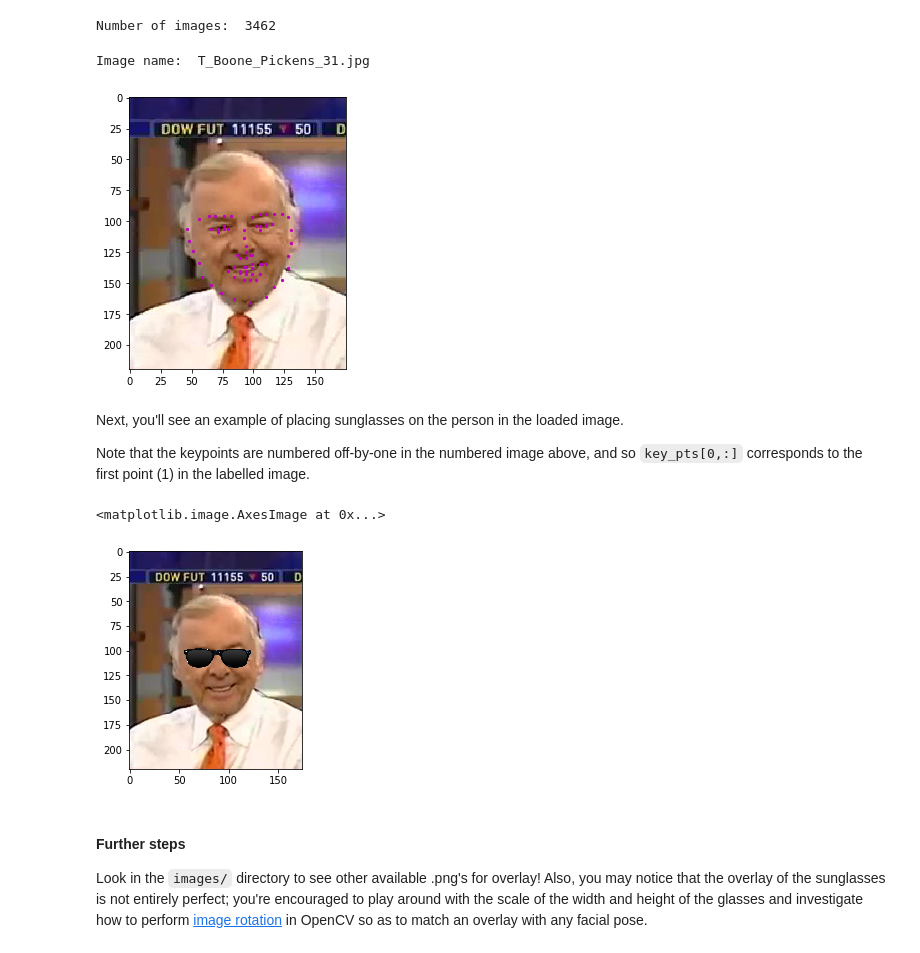
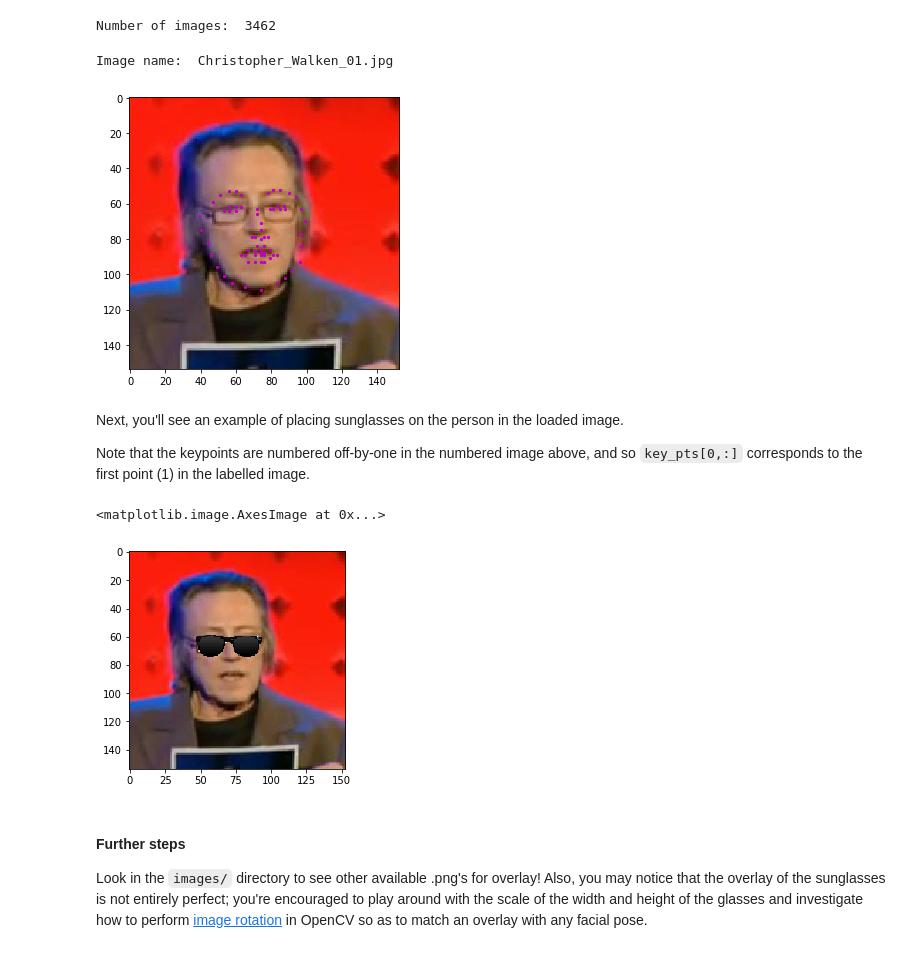
Before and after one commit to alejandrotrigo/facial-keypoint-detection, a Jupyter notebook: 4. Fun with Keypoints.ipynb, the cells around one changed output. Cells and saved outputs as stored; diff of their text form; code cells hidden in the pictures.

```diff
--- a/4. Fun with Keypoints.ipynb
+++ b/4. Fun with Keypoints.ipynb
@@ -87,20 +87,20 @@ def show_keypoints(image, key_pts):
     plt.scatter(key_pts[:, 0], key_pts[:, 1], s=20, marker='.', c='m')
 # %%
 # a selected image
-n = 16
+n = 120
 image_name = key_pts_frame.iloc[n, 0]
 image = mpimg.imread(os.path.join('data/training/', image_name))
 key_pts = key_pts_frame.iloc[n, 1:].as_matrix()
 key_pts = key_pts.astype('float').reshape(-1, 2)
 
 print('Image name: ', image_name)
 
 plt.figure(figsize=(5, 5))
 show_keypoints(image, key_pts)
 plt.show()
 # %% [output]
-Image name:  T_Boone_Pickens_31.jpg
+Image name:  Christopher_Walken_01.jpg
-[figure, old version]
+[figure, new version]
 # %% [markdown]
 Next, you'll see an example of placing sunglasses on the person in the loaded image.
 
@@ -144,7 +144,7 @@ image_copy[y:y+h,x:x+w] = roi_color
 plt.imshow(image_copy)
 # %% [output]
 <matplotlib.image.AxesImage at 0x...>
-[figure, old version]
+[figure, new version]
 # %% [markdown]
 #### Further steps
 
```
Also changed, not shown: 2 other files.
